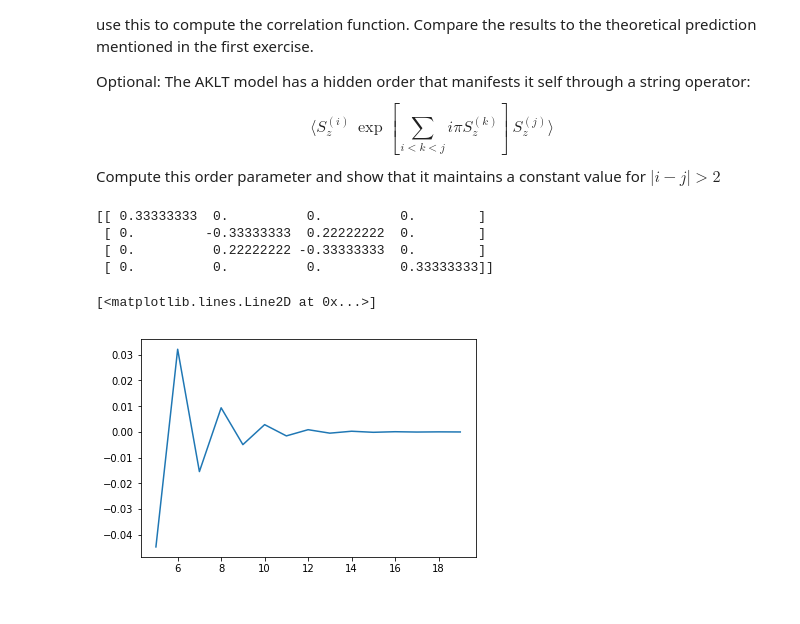
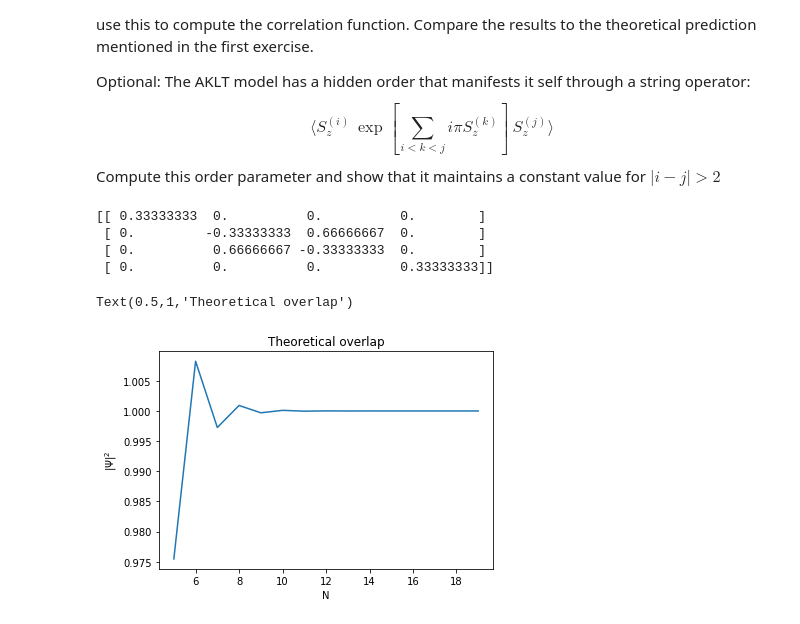
Before and after one commit to ml4cdeca/ComputationalQuantumDynamics, a Jupyter notebook: blatt8/exercise8.ipynb, the cells around one changed output. Saved outputs shown, nothing was run; the diff lists cells and outputs as text; code cells hidden in the pictures.

```diff
--- a/blatt8/exercise8.ipynb
+++ b/blatt8/exercise8.ipynb
@@ -128,10 +132,12 @@ Study what happens to the gap of the system as you change $\theta$, moving away
 Tip: a nice trick to compute partial traces is to use the function reshape() as it allows you to rewrite your state as a matrix in the way required for a Schmidt decomposition. After that all you need to do to get the entanglement spectrum is perform a svd (also available in the usual places) and look at the singular values.
 # %%
 def Build_H_TFIMth(N,th):
-    Hmat = N*np.cos(th)/(np.cos(np.arctan(1/3)*3))*sparse.identity(3**N)
+
+    Hmat = N*np.cos(th)/(np.cos(np.arctan(1/3))*3)*sparse.identity(3**N)
     for i in range(N):
         product=Szis[i]@Szis[(i+1)%N] +1/2*(Spis[i]@Smis[(i+1)%N]+Smis[i]@Spis[(i+1)%N])
-        Hmat = Hmat +np.cos(th)/(np.cos(np.arctan(1/3)*2))*(product)+ np.sin(th)/(np.cos(np.arctan(1/3)*6))*product@product
+        Hmat = Hmat +np.cos(th)/(np.cos(np.arctan(1/3))*2)*(product)+
+        np.sin(th)/(np.cos(np.arctan(1/3))*6)*product@product
     return Hmat
 # %%
 dif=[]
@@ -152,10 +164,0 @@ Text(0.5, 1.0, 'Engergy difference $E_1-E_0$ as function of $\\theta$')
-# %%
-#CODESCHNIPPSEL
-PSI=np.array([])
-#matrix reshaped into array
-resh=np.reshape(PSI,(M,N-M))
-#obtain u s and v matrix
-u,s,v=npla.svd(resh)
-rank=len(s!=0)
-for i in range(M):
-    Entropy=-np.trace(s**2+np.log(s**2))
@@ -200,9 +238,10 @@ $$
 Compute this order parameter and show that it maintains a constant value for $|i-j|>2$
 # %%
 #defining the matrices
-Ap=np.array([[0,np.sqrt(2)/3],[0,0]])
+Ap=np.array([[0,np.sqrt(2/3)],[0,0]])
 A0=-1/np.sqrt(3)*np.array([[1,0],[0,-1]])
-Am=np.array([[0,0],[-np.sqrt(2)/3,0]])
+Am=np.array([[0,0],[-np.sqrt(2/3),0]])
+
 ApSp = sparse.csr_matrix(Ap)
 A0Sp = sparse.csr_matrix(A0)
 AmSp = sparse.csr_matrix(Am)
@@ -210,45 +249,49 @@ mat=[ApSp,A0Sp,AmSp]
 # %%
 #creating an empty matrix
 Em = sparse.csr_matrix((4,4))
+
 #adding up the matrixes
 for matrix in mat:
     Em= Em + sparse.kron(matrix,np.transpose(matrix))
 print(Em.todense())
+
 #calculating Ez, can be done as below, as only the +1 and -1 states contribute due to the orthogonal basis and 0 eigval
 #of the 0 state leaving all other possibilites to fall out
 Ez = sparse.kron(mat[0],np.transpose(mat[0]))-sparse.kron(mat[2],np.transpose(mat[2]))
-#print(Ez)
 # %% [output]
 [[ 0.33333333  0.          0.          0.        ]
- [ 0.         -0.33333333  0.22222222  0.        ]
- [ 0.          0.22222222 -0.33333333  0.        ]
+ [ 0.         -0.33333333  0.66666667  0.        ]
+ [ 0.          0.66666667 -0.33333333  0.        ]
  [ 0.          0.          0.          0.33333333]]
 # %%
 #calculating the eigvalues
 def trace(N):
-    eigval,eigvek=sLA.eigsh(Em,k=3)
+    eigval,eigvek=scLA.eigh(Em.todense())
     #start trace by adding eigvalues
     overlap=0
     for i in range(len(eigval)):
-        overlap=+eigval[i]**N
-    Et=Em**N
-    return overlap, np.trace(Et.toarray())
+        overlap+= eigval[i]**N
+    return overlap
+
+#calculation of the expected value j refers to the first spin and r the diference to the second and N the number of
+#total spins
+
 def expect(j,r,N):
     i=j+r
     sol=Em**(j-1)@Ez@Em**(i-j-1)@Ez@Em**(N-i)
-    #print(sol)
+
     return np.trace(sol.toarray())
 #reference array for plotting
 # %%
 Ns=np.arange(5,20,1)
 overlapsi=[]
-overlapsii=[]
 for xi in Ns:
-    one,two=trace(xi)
+    one=trace(xi)
     overlapsi.append(one)
-    overlapsii.append(two)
-#plt.plot(Ns,overlapsi)
-plt.plot(Ns,overlapsii)
+plt.plot(Ns,abs(np.array(overlapsi)**2))
+plt.xlabel("N")
+plt.ylabel("$|\Psi|^2$")
+plt.title("Theoretical overlap")
 # %% [output]
-[<matplotlib.lines.Line2D at 0x...>]
+Text(0.5,1,'Theoretical overlap')
-[figure, old version]
+[figure, new version]
```
Also changed, not shown: parts of 17 cells of this notebook.
